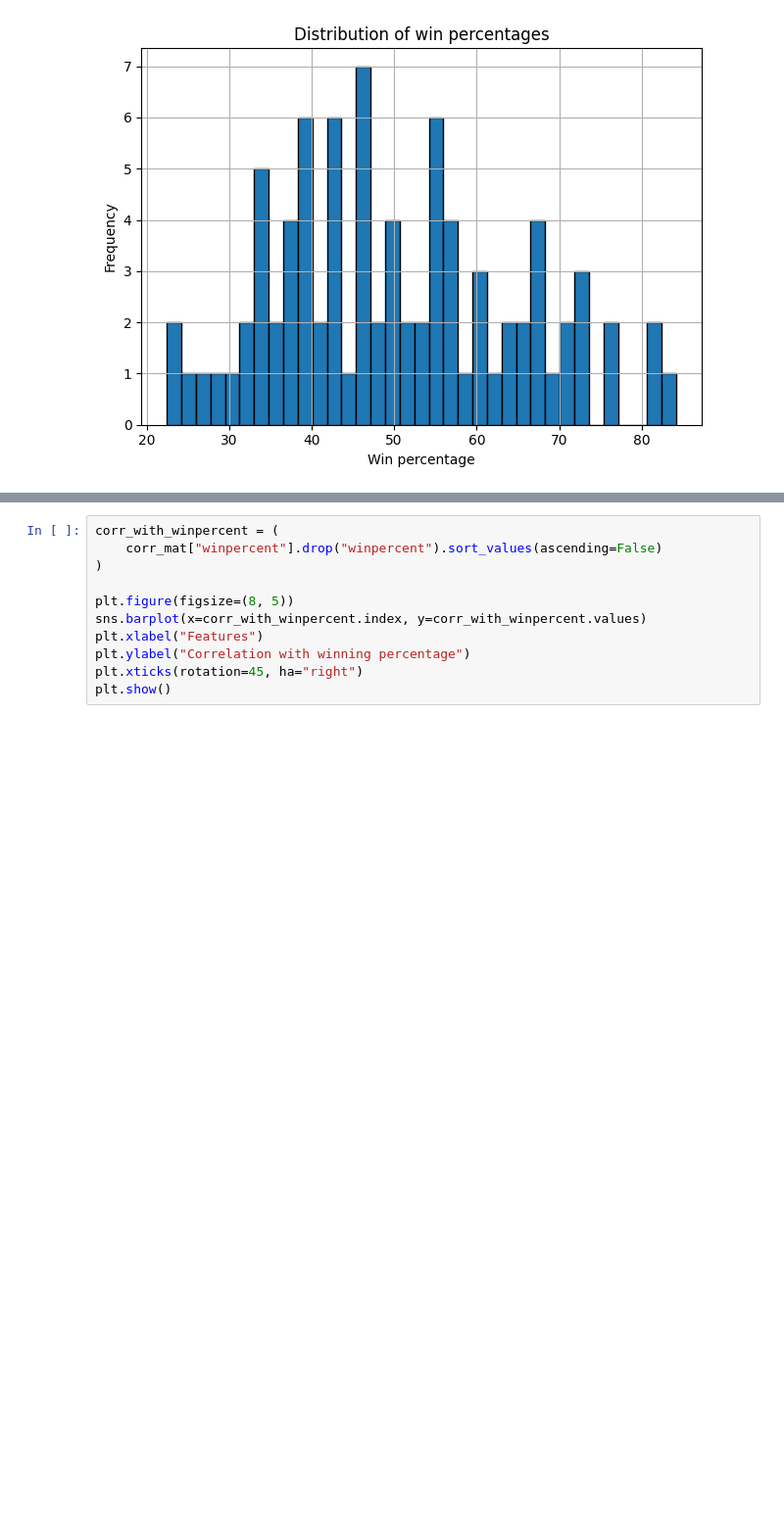
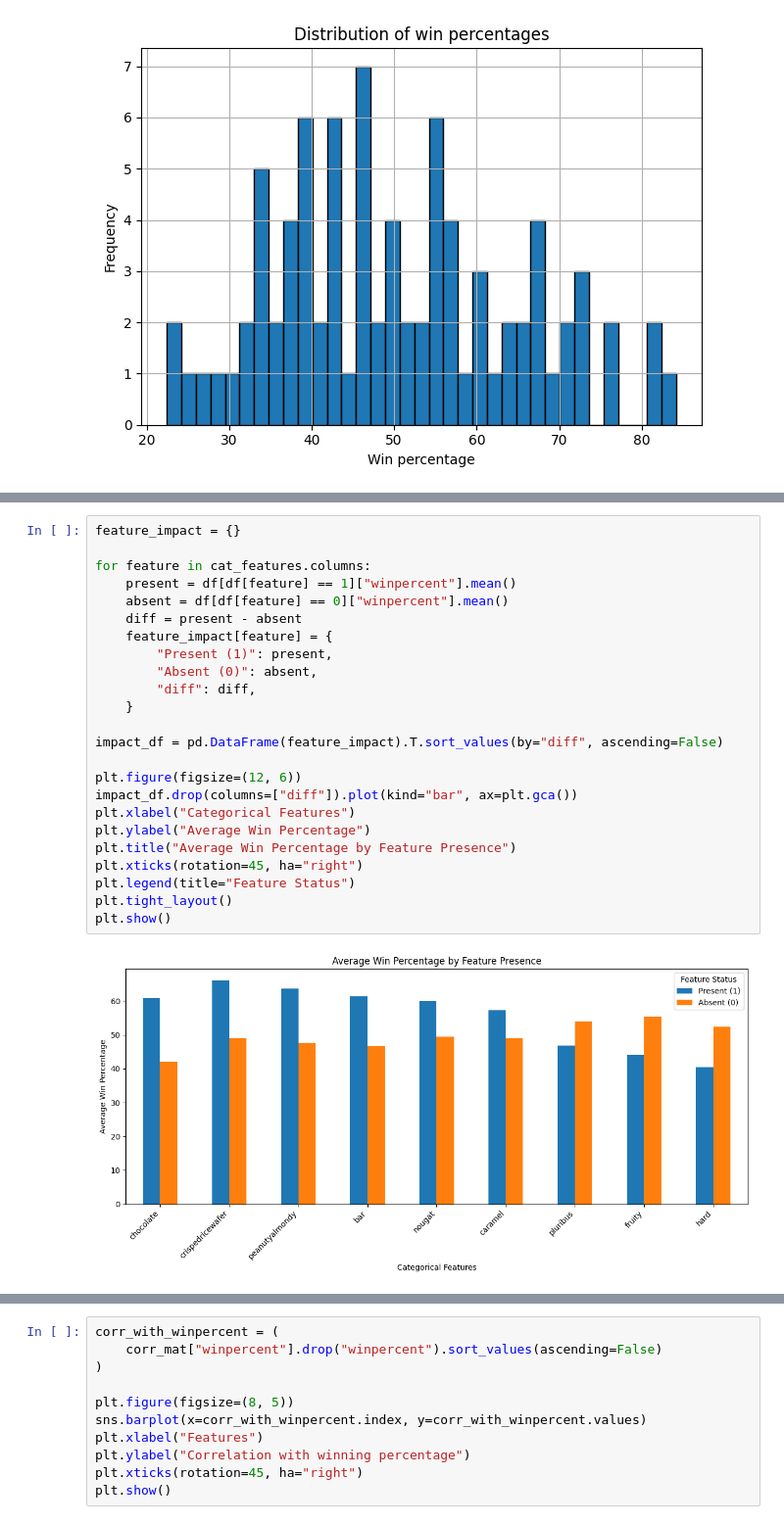
Before and after one commit to AronNemeth/lidl-case-study, a Jupyter notebook: notebooks/eda.ipynb, the cells around one changed output, grey strips where cells are left out. Shown at 98% size. Cells and saved outputs as stored; diff of their text form; blank space fills up the shorter version.

```diff
--- a/notebooks/eda.ipynb
+++ b/notebooks/eda.ipynb
@@ -105,3 +106,29 @@ plt.tight_layout()
 plt.show()
 # %% [output]
 [figure]
+# %%
+feature_impact = {}
+
+for feature in cat_features.columns:
+    present = df[df[feature] == 1]["winpercent"].mean()
+    absent = df[df[feature] == 0]["winpercent"].mean()
+    diff = present - absent
+    feature_impact[feature] = {
+        "Present (1)": present,
+        "Absent (0)": absent,
+        "diff": diff,
+    }
+
+impact_df = pd.DataFrame(feature_impact).T.sort_values(by="diff", ascending=False)
+
+plt.figure(figsize=(12, 6))
+impact_df.drop(columns=["diff"]).plot(kind="bar", ax=plt.gca())
+plt.xlabel("Categorical Features")
+plt.ylabel("Average Win Percentage")
+plt.title("Average Win Percentage by Feature Presence")
+plt.xticks(rotation=45, ha="right")
+plt.legend(title="Feature Status")
+plt.tight_layout()
+plt.show()
+# %% [output]
+[figure, added]
```
Also changed, not shown: parts of 5 cells of this notebook.
